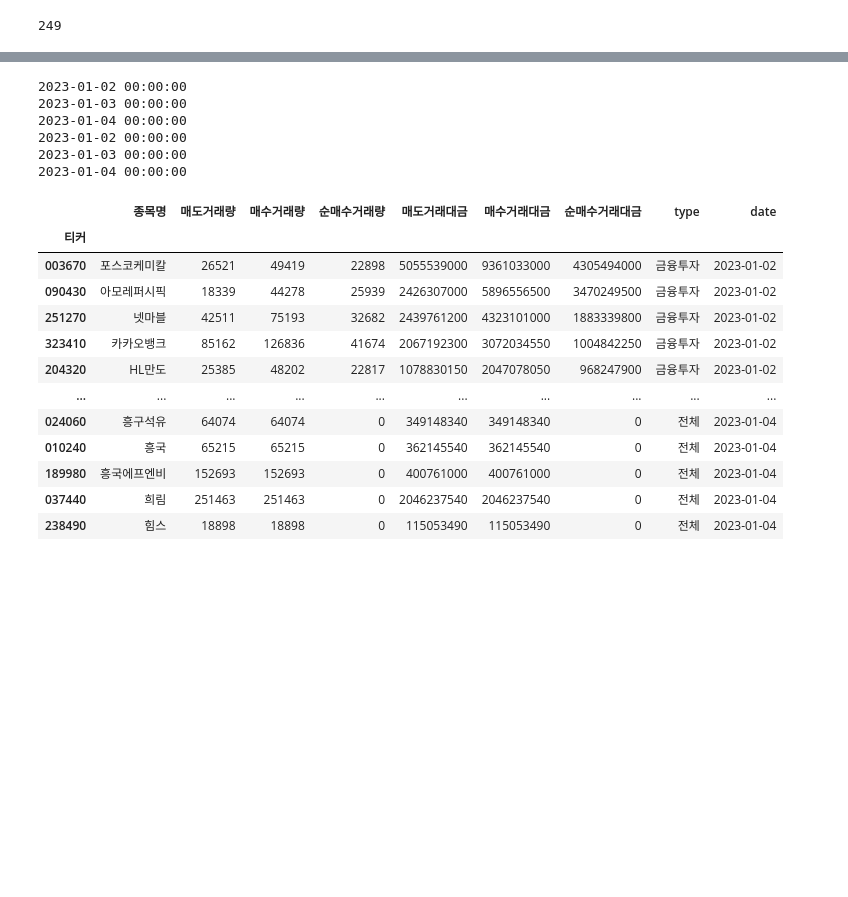
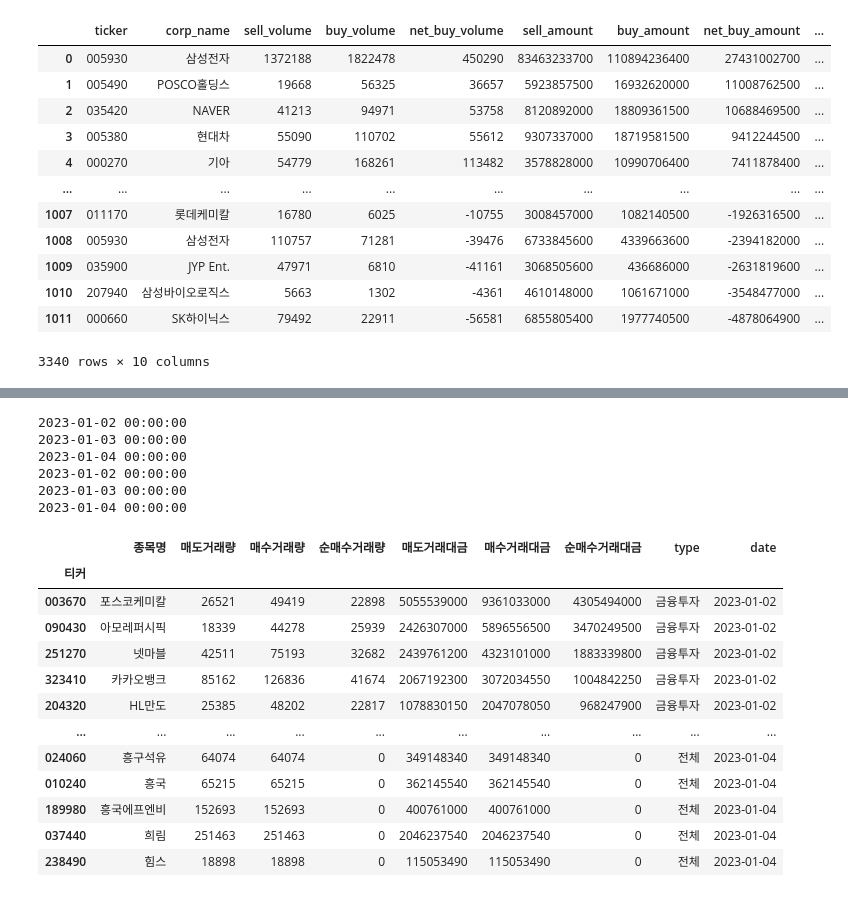
Before and after one commit to Unfinishedgod/finance_mlops, a Jupyter notebook: jupyter/거래실적_거래대금_거래량.ipynb, the cells around one changed output, grey strips where cells are left out. Saved outputs shown, nothing was run; the diff lists cells and outputs as text; code cells hidden in the pictures; blank space fills up the shorter version.

```diff
--- a/jupyter/거래실적_거래대금_거래량.ipynb
+++ b/jupyter/거래실적_거래대금_거래량.ipynb
@@ -24,4 +29,40 @@ market_ohlcv['날짜_2'] =  market_ohlcv['날짜'].astype(str).str.replace('-','
-# %%
-len(market_ohlcv)
-# %% [output]
-249
+# %%
+today_date1 = "20230113"
+today_date2 = "2023-01-13"
+# %%
+market_nm = 'KOSDAQ'
+type_nm = '금융투자'
+# %%
+type_list = ["금융투자","보험","투신","사모","은행","기타금융","연기금",
+             "기관합계","기타법인","개인","외국인","기타외국인","전체"]
+
+total_df = pd.DataFrame()
+for type_nm in type_list[:3]:
+    df = stock.get_market_net_purchases_of_equities(today_date1, today_date1, 'ALL', type_nm)
+    df = df.reset_index()
+    df['type'] = type_nm
+    df['date'] = today_date2
+
+    total_df = pd.concat([total_df, df])
+
+
+total_df.columns = ['ticker', 'corp_name',
+                    'sell_volume', 'buy_volume','net_buy_volume',
+                    'sell_amount', 'buy_amount','net_buy_amount',
+                   'type', 'date']
+# %%
+total_df
+# %% [output]
+|  | ticker | corp_name | sell_volume | buy_volume | net_buy_volume | sell_amount | buy_amount | net_buy_amount | ... |
+| 0 | 005930 | 삼성전자 | 1372188 | 1822478 | 450290 | 83463233700 | 110894236400 | 27431002700 | ... |
+| 1 | 005490 | POSCO홀딩스 | 19668 | 56325 | 36657 | 5923857500 | 16932620000 | 11008762500 | ... |
+| 2 | 035420 | NAVER | 41213 | 94971 | 53758 | 8120892000 | 18809361500 | 10688469500 | ... |
+| 3 | 005380 | 현대차 | 55090 | 110702 | 55612 | 9307337000 | 18719581500 | 9412244500 | ... |
+| 4 | 000270 | 기아 | 54779 | 168261 | 113482 | 3578828000 | 10990706400 | 7411878400 | ... |
+| ... | ... | ... | ... | ... | ... | ... | ... | ... | ... |
+| 1007 | 011170 | 롯데케미칼 | 16780 | 6025 | -10755 | 3008457000 | 1082140500 | -1926316500 | ... |
+| 1008 | 005930 | 삼성전자 | 110757 | 71281 | -39476 | 6733845600 | 4339663600 | -2394182000 | ... |
+| 1009 | 035900 | JYP Ent. | 47971 | 6810 | -41161 | 3068505600 | 436686000 | -2631819600 | ... |
+| 1010 | 207940 | 삼성바이오로직스 | 5663 | 1302 | -4361 | 4610148000 | 1061671000 | -3548477000 | ... |
+| 1011 | 000660 | SK하이닉스 | 79492 | 22911 | -56581 | 6855805400 | 1977740500 | -4878064900 | ... |
+3340 rows × 10 columns
```
Also changed, not shown: parts of 6 cells of this notebook, 6 other files.
